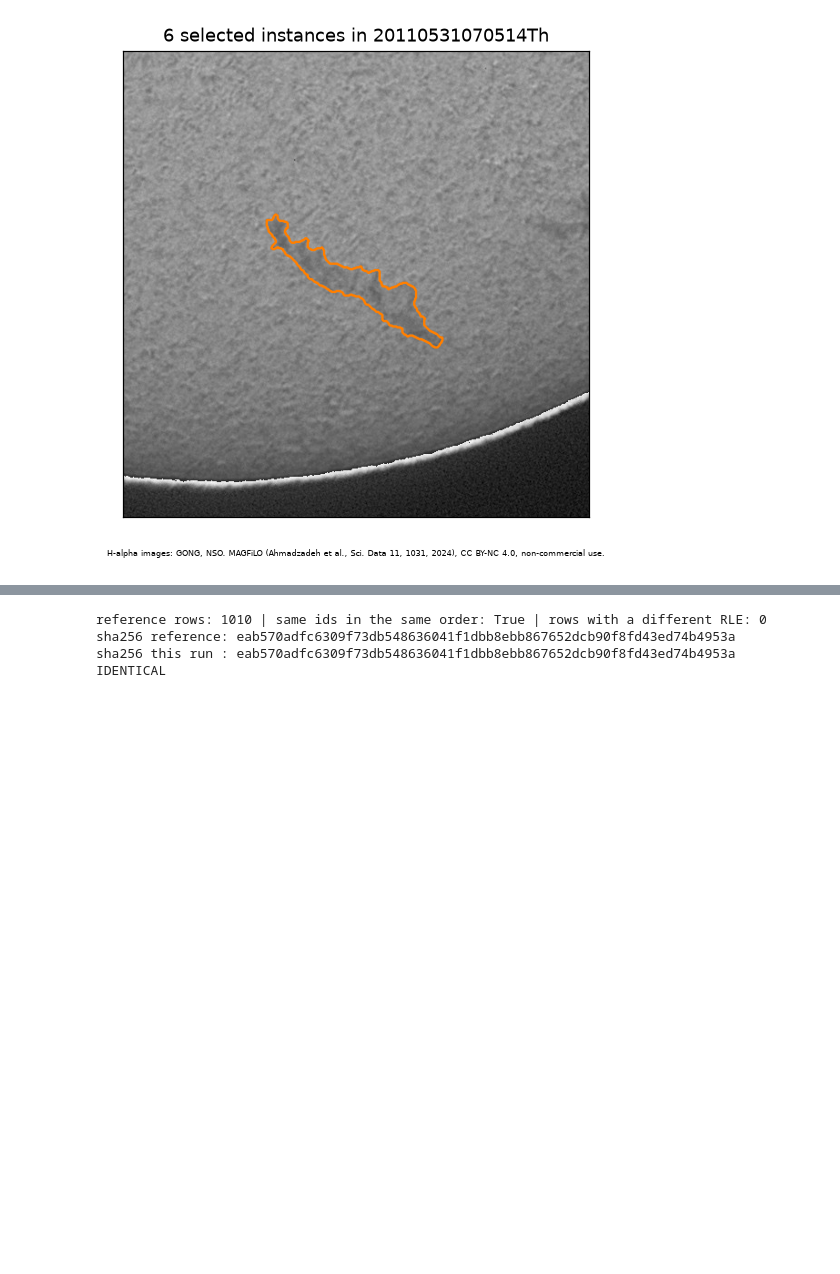
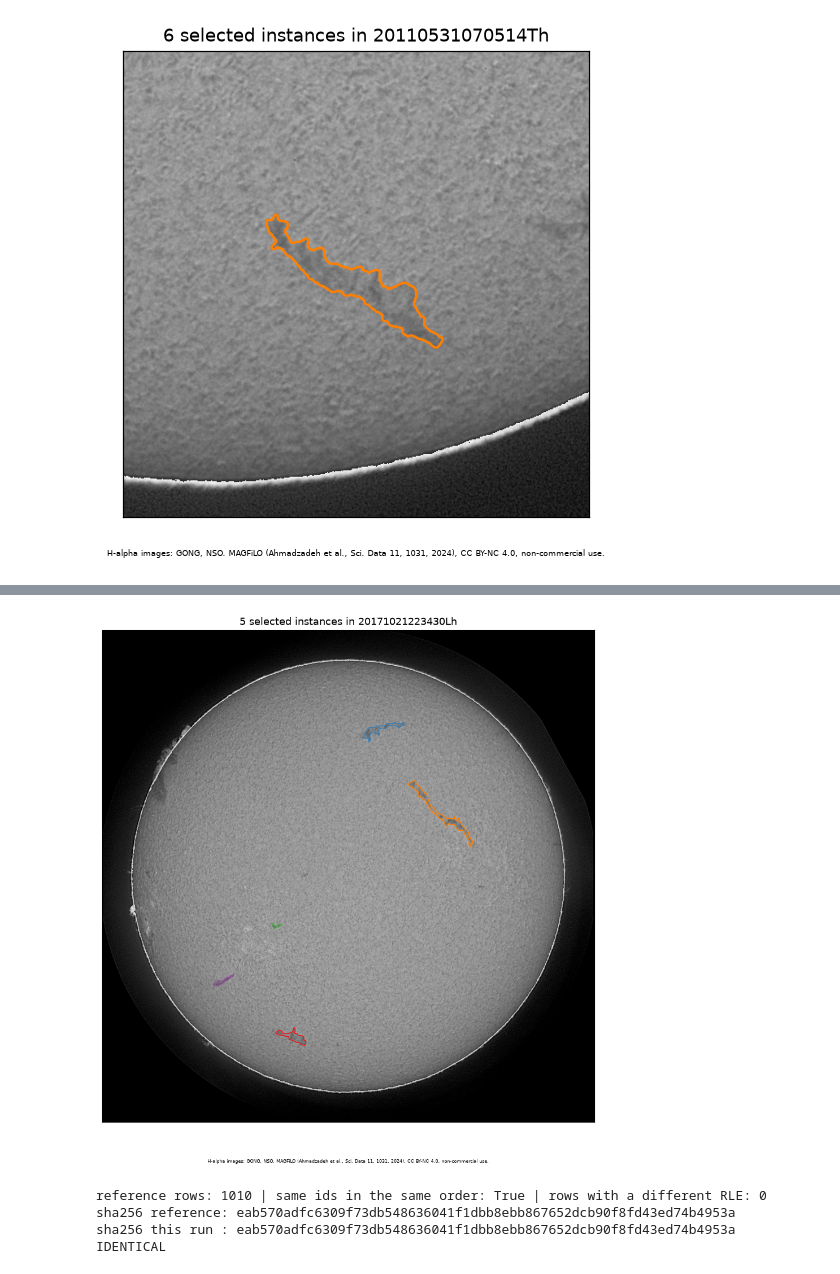
Before and after one commit to the-black-mirror/solar-filament-pqtree, a Jupyter notebook: notebooks/pipeline.ipynb, the cells around one changed output, grey strips where cells are left out. Saved outputs shown, nothing was run; the diff lists cells and outputs as text; code cells hidden in the pictures; blank space fills up the shorter version.

```diff
--- a/notebooks/pipeline.ipynb
+++ b/notebooks/pipeline.ipynb
@@ -361,3 +392,12 @@ instances per test image: mean 5.61, median 5, max 15
+# %%
+if HAVE_TEST_IMAGES:
+    median_stem = n_inst.stem[int(0.5 * len(n_inst))]
+    ms = decode_masks(median_stem)
+    fig = visualize.full_disk_figure(image_reader(TEST_IMAGES)(median_stem), ms, f"{len(ms)} selected instances in {median_stem}"); plt.show()
+else:
+    print("competition images not found: set PQTREE_COMPETITION_DIR to show the full-disk view")
+# %% [output]
+[figure, added]
 # %%
 # compare with the reference submission
 sha = lambda p: hashlib.sha256(Path(p).read_bytes()).hexdigest()
```
Also changed, not shown: parts of 6 cells of this notebook, 14 other files.
